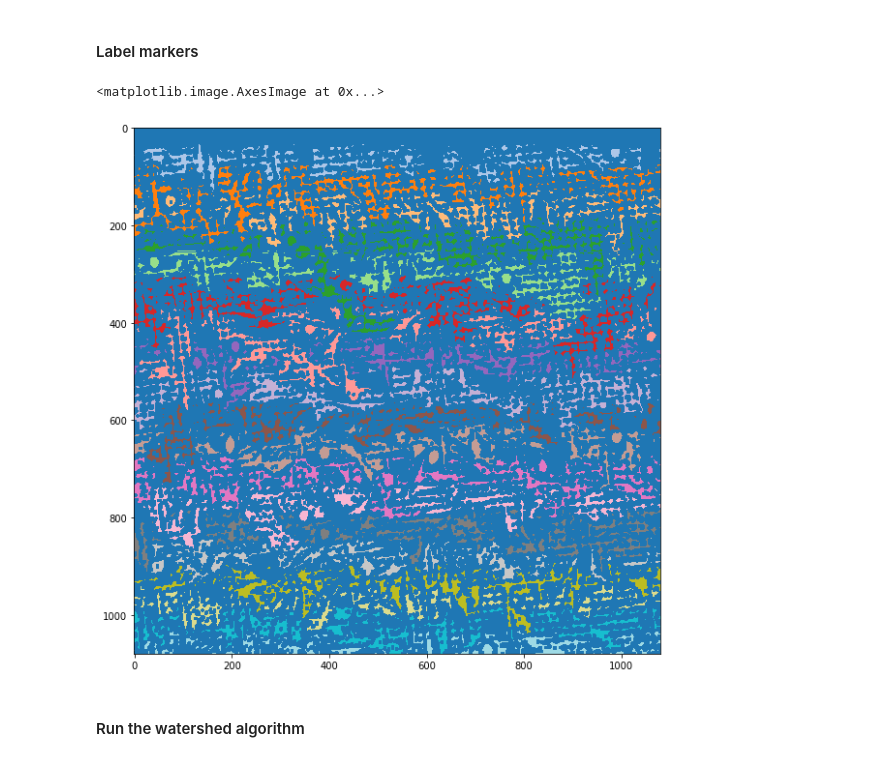
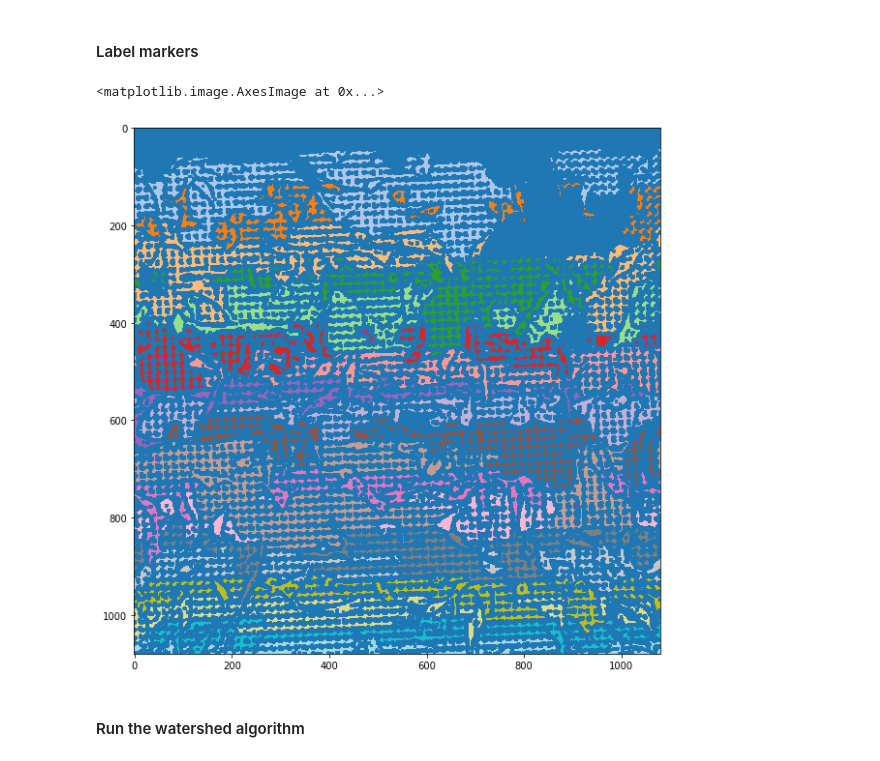
Before and after one commit to caromccue/CellML, a Jupyter notebook: notebooks/Cell Shape Identification v3_workingfor5um.ipynb, the cells around one changed output. Saved outputs shown, nothing was run; the diff lists cells and outputs as text; code cells hidden in the pictures.

```diff
--- a/notebooks/Cell Shape Identification v3_workingfor5um.ipynb
+++ b/notebooks/Cell Shape Identification v3_workingfor5um.ipynb
@@ -34,7 +34,7 @@ import plotly.graph_objs as go
 
 Read image as greyscale and color in parallel
 # %%
-image_file = '/Users/carolinemccue/Documents/GitHub/CrystalML/notebooks/CHO_120721/r02c02f04p02-ch2sk1fk1fl1.tiff'
+image_file = '/Users/carolinemccue/Desktop/MG63/r01c02f26p03-ch2sk1fk1fl1.tiff'
 f_grey = cv2.imread(image_file, 0) # 0 reads as greyscale
 f_color = cv2.imread(image_file, 1) # reads as color
 plt.figure(0)
@@ -252,18 +252,18 @@ plt.show()
 # %%
 # Marker labelling
 ret, markers = cv2.connectedComponents(sure_fg)
 
 # Add one to all labels so that sure background is not 0, but 1
-markers = markers+1
+#markers = markers+1
 
 # Now, mark the region of unknown with zero
-markers[sure_bg] = 1
+#markers[sure_bg] = 1
 
 fig = plt.figure(figsize=(15,10))
 plt.imshow(markers, cmap=plt.cm.tab20)
 # %% [output]
 <matplotlib.image.AxesImage at 0x...>
-[figure, old version]
+[figure, new version]
 # %% [markdown]
 #### Run the watershed algorithm
 # %%
```
Also changed, not shown: parts of 17 cells of this notebook, 20 other files.
